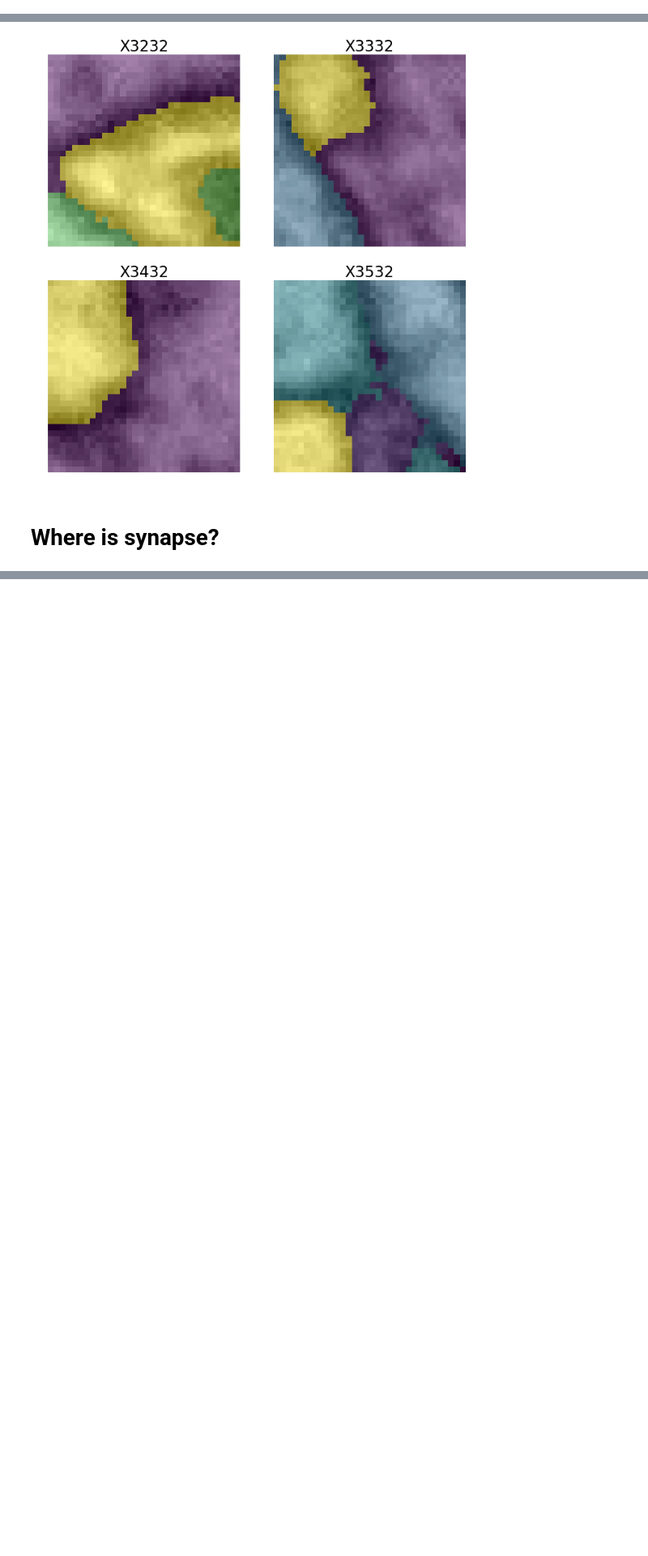
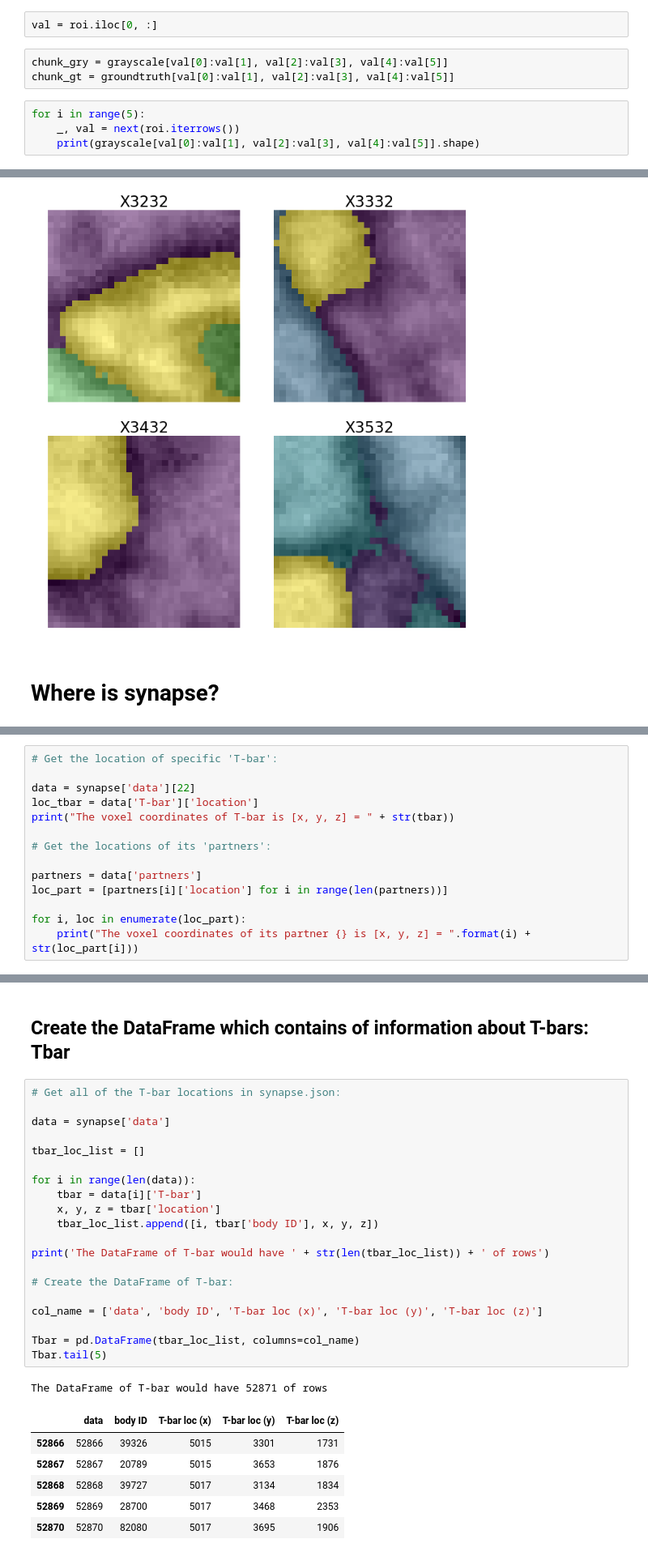
Before and after one commit to haeinkim/fira-capstone-project, a Jupyter notebook: FIB25_EDA.ipynb, the cells around one changed output, grey strips where cells are left out. Shown at 81% size. Drawn from its saved outputs; the diff is of its cells as text; blank space fills up the shorter version.

```diff
--- a/FIB25_EDA.ipynb
+++ b/FIB25_EDA.ipynb
@@ -45,0 +97,9 @@ chunk_gt = groundtruth[z_start:z_end, y_start:y_end, x_start_from:x_end_to]
+# %%
+val = roi.iloc[0, :]
+# %%
+chunk_gry = grayscale[val[0]:val[1], val[2]:val[3], val[4]:val[5]]
+chunk_gt = groundtruth[val[0]:val[1], val[2]:val[3], val[4]:val[5]]
+# %%
+for i in range(5):
+    _, val = next(roi.iterrows())
+    print(grayscale[val[0]:val[1], val[2]:val[3], val[4]:val[5]].shape)
@@ -85,0 +137,14 @@ synapse
+# %%
+# Get the location of specific 'T-bar':
+
+data = synapse['data'][22]
+loc_tbar = data['T-bar']['location']
+print("The voxel coordinates of T-bar is [x, y, z] = " + str(tbar))
+
+# Get the locations of its 'partners':
+
+partners = data['partners']
+loc_part = [partners[i]['location'] for i in range(len(partners))]
+
+for i, loc in enumerate(loc_part):
+    print("The voxel coordinates of its partner {} is [x, y, z] = ".format(i) + str(loc_part[i]))
@@ -85,0 +155,30 @@ synapse
+# %% [markdown]
+## Create the DataFrame which contains of information about T-bars: Tbar
+# %%
+# Get all of the T-bar locations in synapse.json:
+
+data = synapse['data']
+
+tbar_loc_list = []
+
+for i in range(len(data)):
+    tbar = data[i]['T-bar']
+    x, y, z = tbar['location']
+    tbar_loc_list.append([i, tbar['body ID'], x, y, z])
+
+print('The DataFrame of T-bar would have ' + str(len(tbar_loc_list)) + ' of rows')
+
+# Create the DataFrame of T-bar:
+
+col_name = ['data', 'body ID', 'T-bar loc (x)', 'T-bar loc (y)', 'T-bar loc (z)']
+
+Tbar = pd.DataFrame(tbar_loc_list, columns=col_name)
+Tbar.tail(5)
+# %% [output]
+The DataFrame of T-bar would have 52871 of rows
+|  | data | body ID | T-bar loc (x) | T-bar loc (y) | T-bar loc (z) |
+| 52866 | 52866 | 39326 | 5015 | 3301 | 1731 |
+| 52867 | 52867 | 20789 | 5015 | 3653 | 1876 |
+| 52868 | 52868 | 39727 | 5017 | 3134 | 1834 |
+| 52869 | 52869 | 28700 | 5017 | 3468 | 2353 |
+| 52870 | 52870 | 82080 | 5017 | 3695 | 1906 |
```
Also changed, not shown: parts of 20 cells of this notebook.
